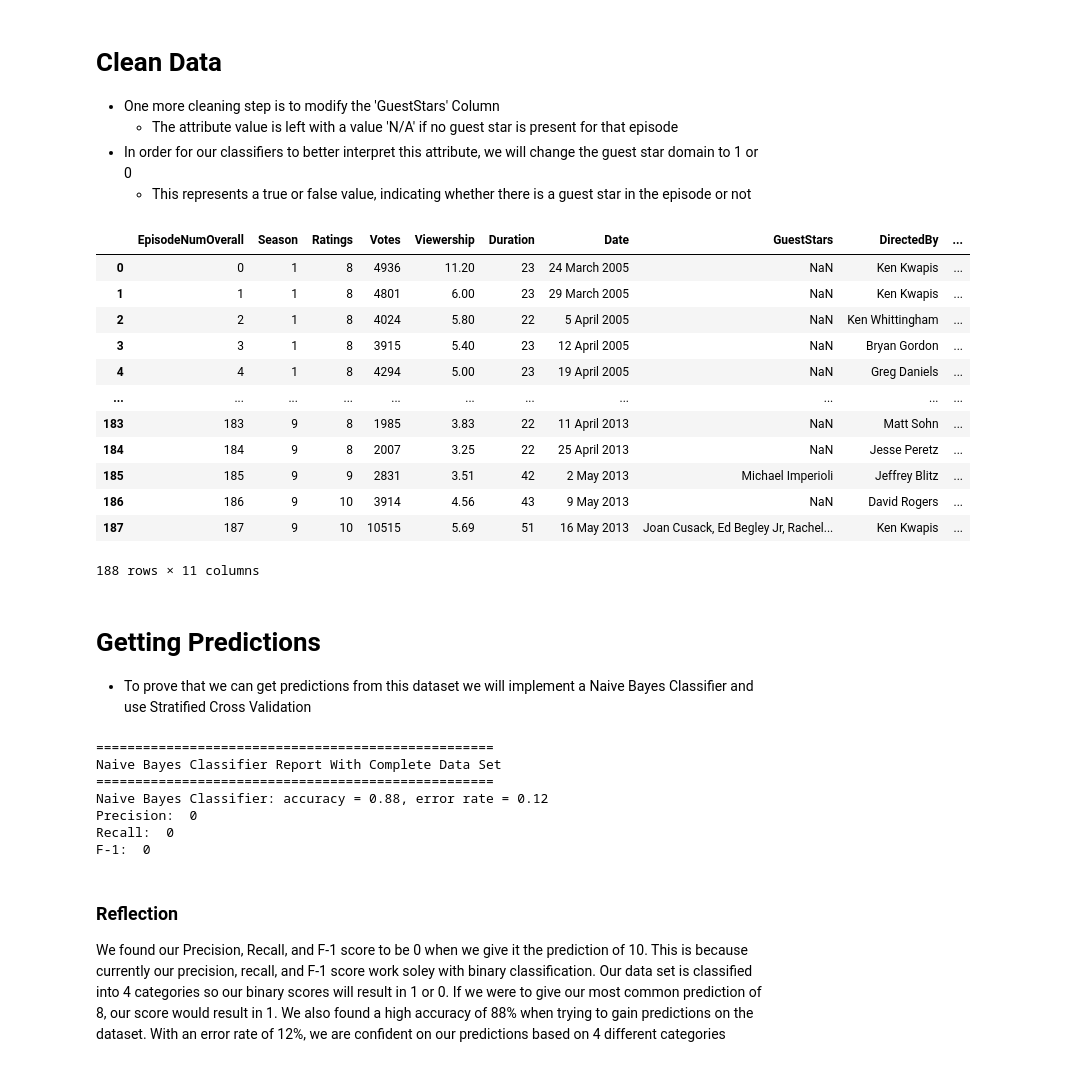
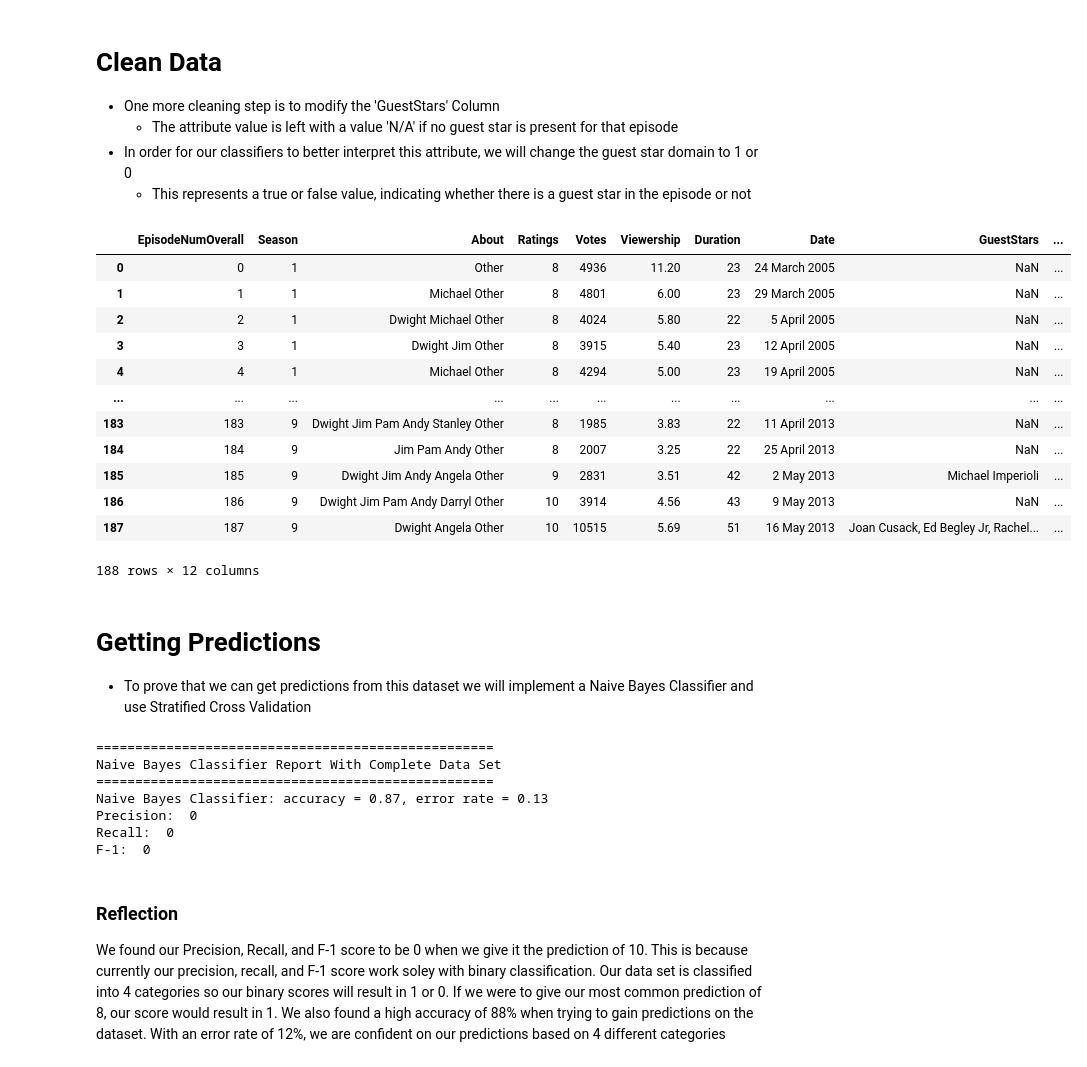
Before and after one commit to cdeide/CPSC-322-Final-Project, a Jupyter notebook: project_review.ipynb, the cells around one changed output. Saved outputs shown, nothing was run; the diff lists cells and outputs as text; code cells hidden in the pictures.

```diff
--- a/project_review.ipynb
+++ b/project_review.ipynb
@@ -111,37 +110,52 @@ plt.show()
 # %%
 guest_stars_list = list(the_office_data.get("GuestStars"))
 guest_stars_list2 = []
 bool_guest_stars = []
 # for value in guest_stars_list:
 #     if type(value) != str:
 #         bool_guest_stars.append(0)
 #     else:
 #         bool_guest_stars.append(1)
 
 for val in guest_stars_list:
     if isinstance(val, float):
         tempVal = "No Guest Stars"
     else:
         tempVal = val
     guest_stars_list2.append(tempVal)
 
+about_list = list(the_office_data.get("About"))
+cleaned_about_list = temp_utils.about_descretizer(about_list)
+dummy_list = []
+
+for val in cleaned_about_list:
+    newTemp = ""
+    for i in range(len(val)):
+        newTemp += val[i] + " "
+    dummy_list.append(newTemp)
+
+cleaned_about_list = dummy_list
+
+the_office_data["About"] = cleaned_about_list
+
+
 # Replace Ratings column with rounded ratings
 # the_office_data["GuestStars"] = bool_guest_stars
 display(the_office_data)
 # %% [output]
-|  | EpisodeNumOverall | Season | Ratings | Votes | Viewership | Duration | Date | GuestStars | DirectedBy | ... |
-| 0 | 0 | 1 | 8 | 4936 | 11.20 | 23 | 24 March 2005 | NaN | Ken Kwapis | ... |
-| 1 | 1 | 1 | 8 | 4801 | 6.00 | 23 | 29 March 2005 | NaN | Ken Kwapis | ... |
-| 2 | 2 | 1 | 8 | 4024 | 5.80 | 22 | 5 April 2005 | NaN | Ken Whittingham | ... |
-| 3 | 3 | 1 | 8 | 3915 | 5.40 | 23 | 12 April 2005 | NaN | Bryan Gordon | ... |
-| 4 | 4 | 1 | 8 | 4294 | 5.00 | 23 | 19 April 2005 | NaN | Greg Daniels | ... |
+|  | EpisodeNumOverall | Season | About | Ratings | Votes | Viewership | Duration | Date | GuestStars | ... |
+| 0 | 0 | 1 | Other | 8 | 4936 | 11.20 | 23 | 24 March 2005 | NaN | ... |
+| 1 | 1 | 1 | Michael Other | 8 | 4801 | 6.00 | 23 | 29 March 2005 | NaN | ... |
+| 2 | 2 | 1 | Dwight Michael Other | 8 | 4024 | 5.80 | 22 | 5 April 2005 | NaN | ... |
+| 3 | 3 | 1 | Dwight Jim Other | 8 | 3915 | 5.40 | 23 | 12 April 2005 | NaN | ... |
+| 4 | 4 | 1 | Michael Other | 8 | 4294 | 5.00 | 23 | 19 April 2005 | NaN | ... |
 | ... | ... | ... | ... | ... | ... | ... | ... | ... | ... | ... |
-| 183 | 183 | 9 | 8 | 1985 | 3.83 | 22 | 11 April 2013 | NaN | Matt Sohn | ... |
-| 184 | 184 | 9 | 8 | 2007 | 3.25 | 22 | 25 April 2013 | NaN | Jesse Peretz | ... |
-| 185 | 185 | 9 | 9 | 2831 | 3.51 | 42 | 2 May 2013 | Michael Imperioli | Jeffrey Blitz | ... |
-| 186 | 186 | 9 | 10 | 3914 | 4.56 | 43 | 9 May 2013 | NaN | David Rogers | ... |
-| 187 | 187 | 9 | 10 | 10515 | 5.69 | 51 | 16 May 2013 | Joan Cusack, Ed Begley Jr, Rachel... | Ken Kwapis | ... |
+| 183 | 183 | 9 | Dwight Jim Pam Andy Stanley Other | 8 | 1985 | 3.83 | 22 | 11 April 2013 | NaN | ... |
+| 184 | 184 | 9 | Jim Pam Andy Other | 8 | 2007 | 3.25 | 22 | 25 April 2013 | NaN | ... |
+| 185 | 185 | 9 | Dwight Jim Andy Angela Other | 9 | 2831 | 3.51 | 42 | 2 May 2013 | Michael Imperioli | ... |
+| 186 | 186 | 9 | Dwight Jim Pam Andy Darryl Other | 10 | 3914 | 4.56 | 43 | 9 May 2013 | NaN | ... |
+| 187 | 187 | 9 | Dwight Angela Other | 10 | 10515 | 5.69 | 51 | 16 May 2013 | Joan Cusack, Ed Begley Jr, Rachel... | ... |
-188 rows × 11 columns
+188 rows × 12 columns
 # %% [markdown]
 # Getting Predictions
 * To prove that we can get predictions from this dataset we will implement a Naive Bayes Classifier and use Stratified Cross Validation
@@ -174,7 +188,7 @@ print()
 ===================================================
 Naive Bayes Classifier Report With Complete Data Set
 ===================================================
-Naive Bayes Classifier: accuracy = 0.88, error rate = 0.12
+Naive Bayes Classifier: accuracy = 0.87, error rate = 0.13
 Precision:  0
 Recall:  0
 F-1:  0
```
Also changed, not shown: parts of 13 cells of this notebook, 2 other files.
